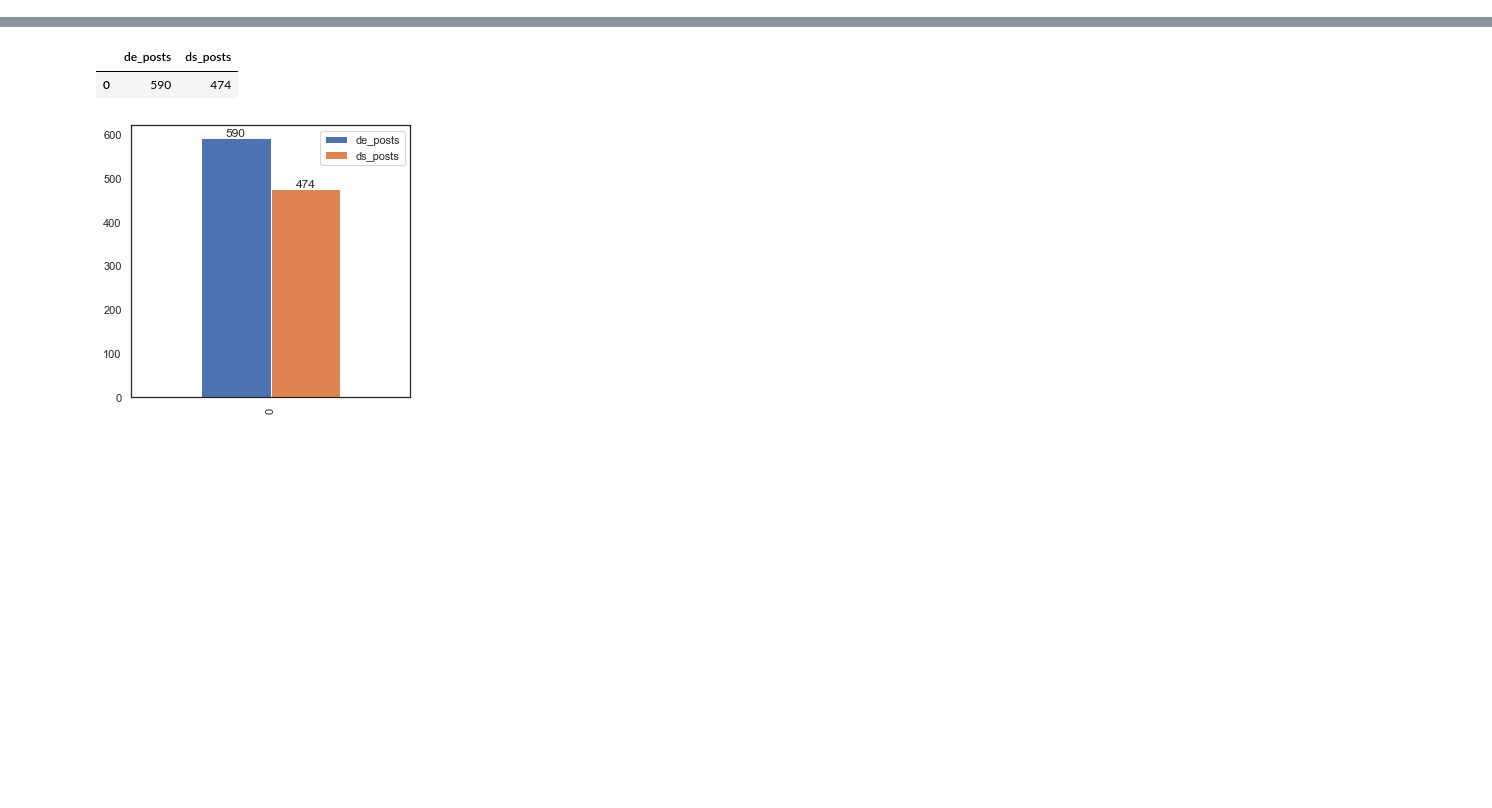
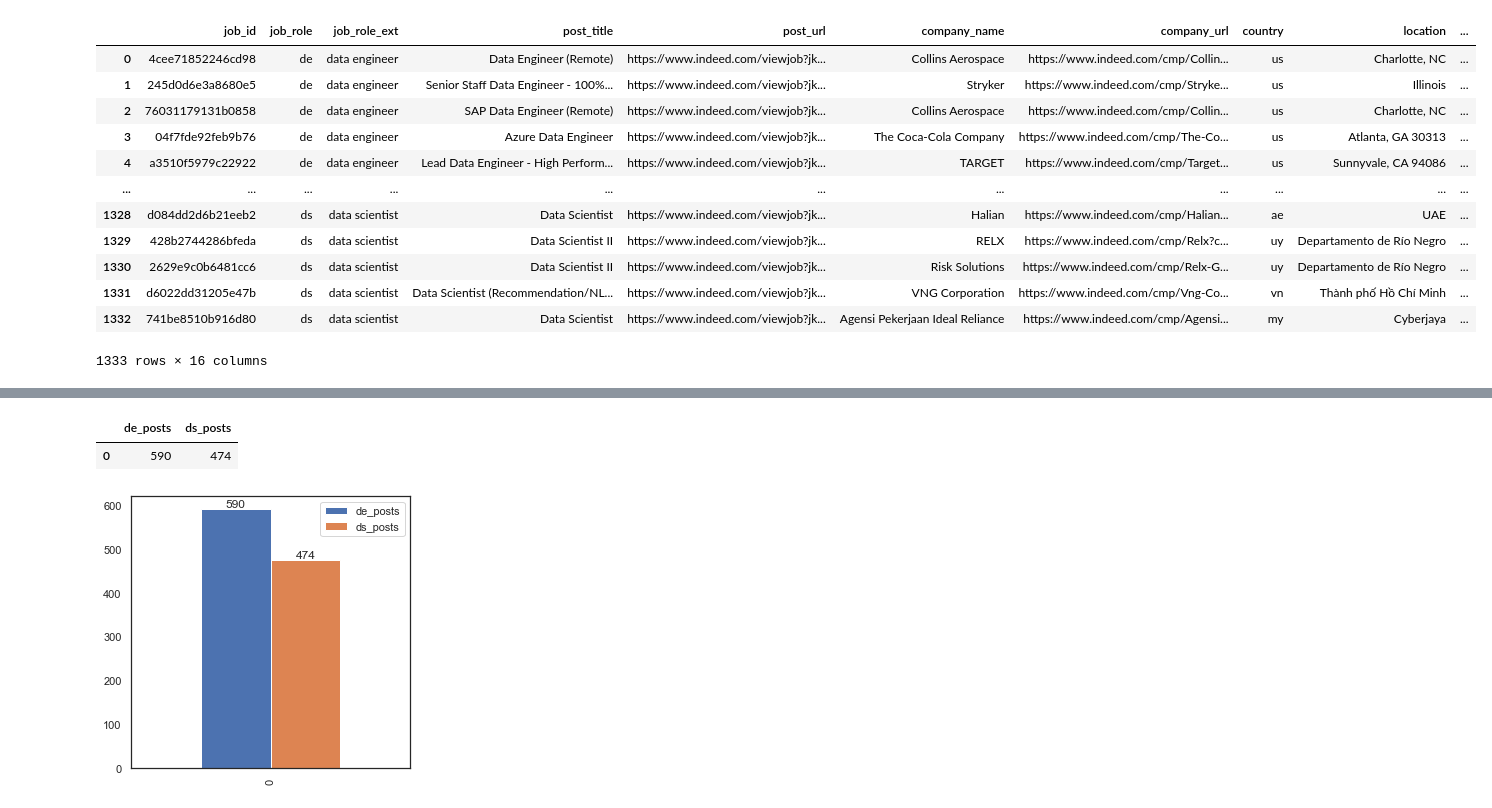
Before and after one commit to rbtroselli/jobs-scraper, a Jupyter notebook: analysis.ipynb, the cells around one changed output, grey strips where cells are left out. Cells and saved outputs as stored; diff of their text form; code cells hidden in the pictures; blank space fills up the shorter version.

```diff
--- a/analysis.ipynb
+++ b/analysis.ipynb
@@ -3,3 +3,24 @@ import pandas as pd
 import sqlite3
 import seaborn as sns
 connection = sqlite3.connect('data/jobs.db')
+# %%
+df = pd.read_sql("""
+    SELECT
+        *
+    FROM
+        jobs    """,con=connection)
+df
+# %% [output]
+|  | job_id | job_role | job_role_ext | post_title | post_url | company_name | company_url | country | location | ... |
+| 0 | 4cee71852246cd98 | de | data engineer | Data Engineer (Remote) | https://www.indeed.com/viewjob?jk... | Collins Aerospace | https://www.indeed.com/cmp/Collin... | us | Charlotte, NC | ... |
+| 1 | 245d0d6e3a8680e5 | de | data engineer | Senior Staff Data Engineer - 100%... | https://www.indeed.com/viewjob?jk... | Stryker | https://www.indeed.com/cmp/Stryke... | us | Illinois | ... |
+| 2 | 76031179131b0858 | de | data engineer | SAP Data Engineer (Remote) | https://www.indeed.com/viewjob?jk... | Collins Aerospace | https://www.indeed.com/cmp/Collin... | us | Charlotte, NC | ... |
+| 3 | 04f7fde92feb9b76 | de | data engineer | Azure Data Engineer | https://www.indeed.com/viewjob?jk... | The Coca-Cola Company | https://www.indeed.com/cmp/The-Co... | us | Atlanta, GA 30313 | ... |
+| 4 | a3510f5979c22922 | de | data engineer | Lead Data Engineer - High Perform... | https://www.indeed.com/viewjob?jk... | TARGET | https://www.indeed.com/cmp/Target... | us | Sunnyvale, CA 94086 | ... |
+| ... | ... | ... | ... | ... | ... | ... | ... | ... | ... | ... |
+| 1328 | d084dd2d6b21eeb2 | ds | data scientist | Data Scientist | https://www.indeed.com/viewjob?jk... | Halian | https://www.indeed.com/cmp/Halian... | ae | UAE | ... |
+| 1329 | 428b2744286bfeda | ds | data scientist | Data Scientist II | https://www.indeed.com/viewjob?jk... | RELX | https://www.indeed.com/cmp/Relx?c... | uy | Departamento de Río Negro | ... |
+| 1330 | 2629e9c0b6481cc6 | ds | data scientist | Data Scientist II | https://www.indeed.com/viewjob?jk... | Risk Solutions | https://www.indeed.com/cmp/Relx-G... | uy | Departamento de Río Negro | ... |
+| 1331 | d6022dd31205e47b | ds | data scientist | Data Scientist (Recommendation/NL... | https://www.indeed.com/viewjob?jk... | VNG Corporation | https://www.indeed.com/cmp/Vng-Co... | vn | Thành phố Hồ Chí Minh | ... |
+| 1332 | 741be8510b916d80 | ds | data scientist | Data Scientist | https://www.indeed.com/viewjob?jk... | Agensi Pekerjaan Ideal Reliance | https://www.indeed.com/cmp/Agensi... | my | Cyberjaya | ... |
+1333 rows × 16 columns
```
Also changed, not shown: parts of 4 cells of this notebook.
